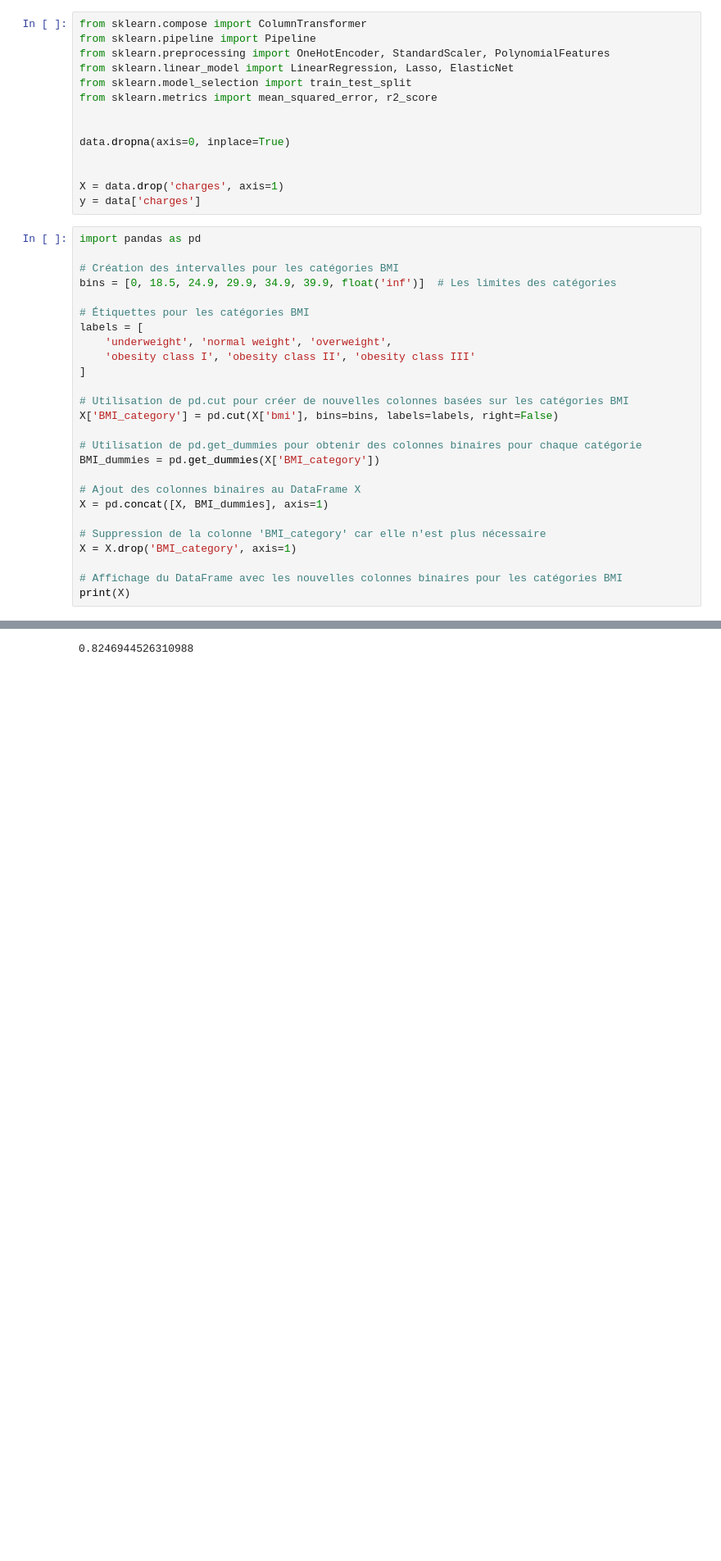
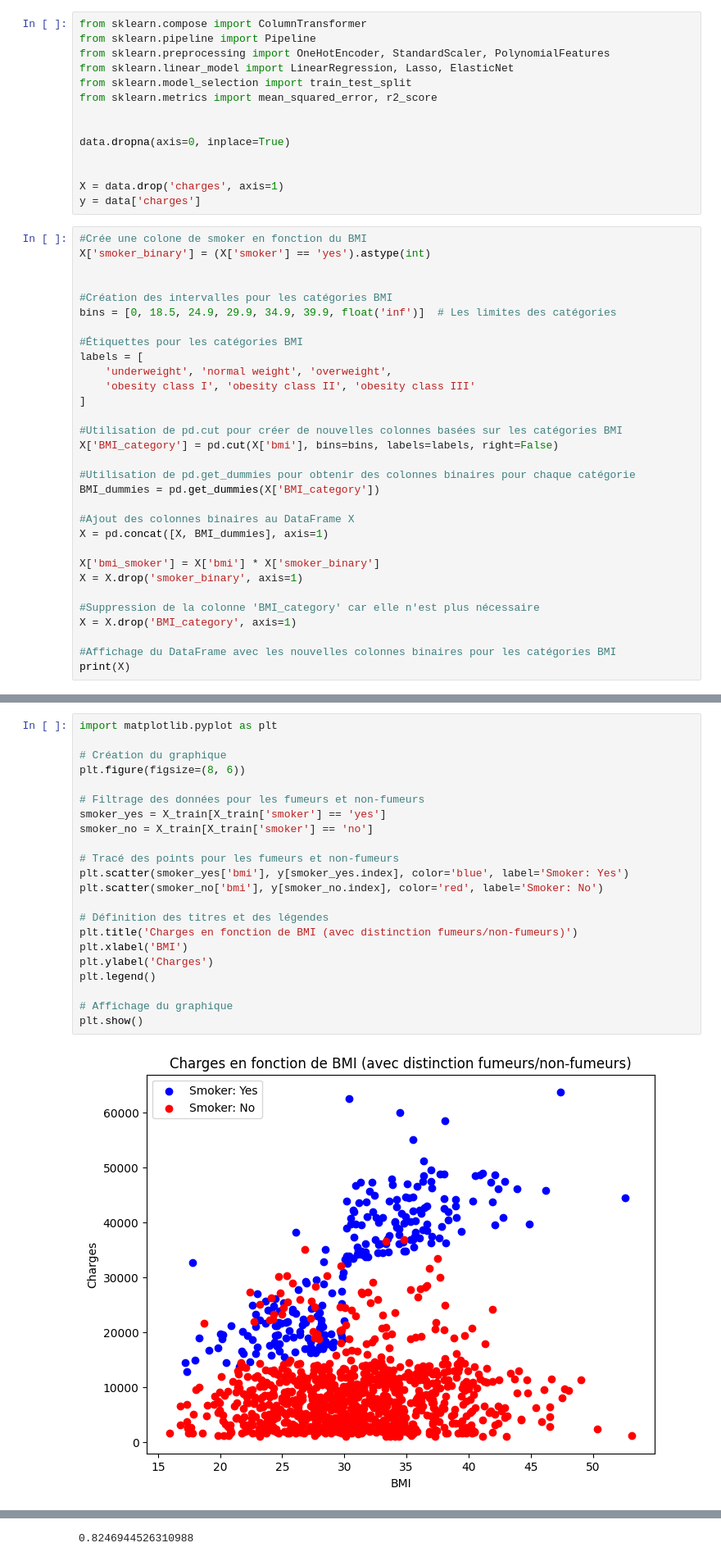
Before and after one commit to AntoineMLD/AssurePeopleUsa, a Jupyter notebook: CV_modelisation_test.ipynb, the cells around one changed output, grey strips where cells are left out. Shown at 82% size. Saved outputs shown, nothing was run; the diff lists cells and outputs as text; blank space fills up the shorter version.

```diff
--- a/CV_modelisation_test.ipynb
+++ b/CV_modelisation_test.ipynb
@@ -41,30 +41,35 @@ data.dropna(axis=0, inplace=True)
 X = data.drop('charges', axis=1)
 y = data['charges']
 # %%
-import pandas as pd
+#Crée une colone de smoker en fonction du BMI
+X['smoker_binary'] = (X['smoker'] == 'yes').astype(int)
 
-# Création des intervalles pour les catégories BMI
+
+#Création des intervalles pour les catégories BMI
 bins = [0, 18.5, 24.9, 29.9, 34.9, 39.9, float('inf')]  # Les limites des catégories
 
-# Étiquettes pour les catégories BMI
+#Étiquettes pour les catégories BMI
 labels = [
     'underweight', 'normal weight', 'overweight',
     'obesity class I', 'obesity class II', 'obesity class III'
 ]
 
-# Utilisation de pd.cut pour créer de nouvelles colonnes basées sur les catégories BMI
+#Utilisation de pd.cut pour créer de nouvelles colonnes basées sur les catégories BMI
 X['BMI_category'] = pd.cut(X['bmi'], bins=bins, labels=labels, right=False)
 
-# Utilisation de pd.get_dummies pour obtenir des colonnes binaires pour chaque catégorie
+#Utilisation de pd.get_dummies pour obtenir des colonnes binaires pour chaque catégorie
 BMI_dummies = pd.get_dummies(X['BMI_category'])
 
-# Ajout des colonnes binaires au DataFrame X
+#Ajout des colonnes binaires au DataFrame X
 X = pd.concat([X, BMI_dummies], axis=1)
 
-# Suppression de la colonne 'BMI_category' car elle n'est plus nécessaire
+X['bmi_smoker'] = X['bmi'] * X['smoker_binary']
+X = X.drop('smoker_binary', axis=1)
+
+#Suppression de la colonne 'BMI_category' car elle n'est plus nécessaire
 X = X.drop('BMI_category', axis=1)
 
-# Affichage du DataFrame avec les nouvelles colonnes binaires pour les catégories BMI
+#Affichage du DataFrame avec les nouvelles colonnes binaires pour les catégories BMI
 print(X)
 # %% [output]
       age     sex     bmi  children smoker     region  underweight  \
@@ -99 +104,25 @@ Test set X (201, 12)
 Test set Y (201,)
+# %%
+import matplotlib.pyplot as plt
+
+# Création du graphique
+plt.figure(figsize=(8, 6))
+
+# Filtrage des données pour les fumeurs et non-fumeurs
+smoker_yes = X_train[X_train['smoker'] == 'yes']
+smoker_no = X_train[X_train['smoker'] == 'no']
+
+# Tracé des points pour les fumeurs et non-fumeurs
+plt.scatter(smoker_yes['bmi'], y[smoker_yes.index], color='blue', label='Smoker: Yes')
+plt.scatter(smoker_no['bmi'], y[smoker_no.index], color='red', label='Smoker: No')
+
+# Définition des titres et des légendes
+plt.title('Charges en fonction de BMI (avec distinction fumeurs/non-fumeurs)')
+plt.xlabel('BMI')
+plt.ylabel('Charges')
+plt.legend()
+
+# Affichage du graphique
+plt.show()
+# %% [output]
+[figure, added]
```
Also changed, not shown: parts of 14 cells of this notebook.
